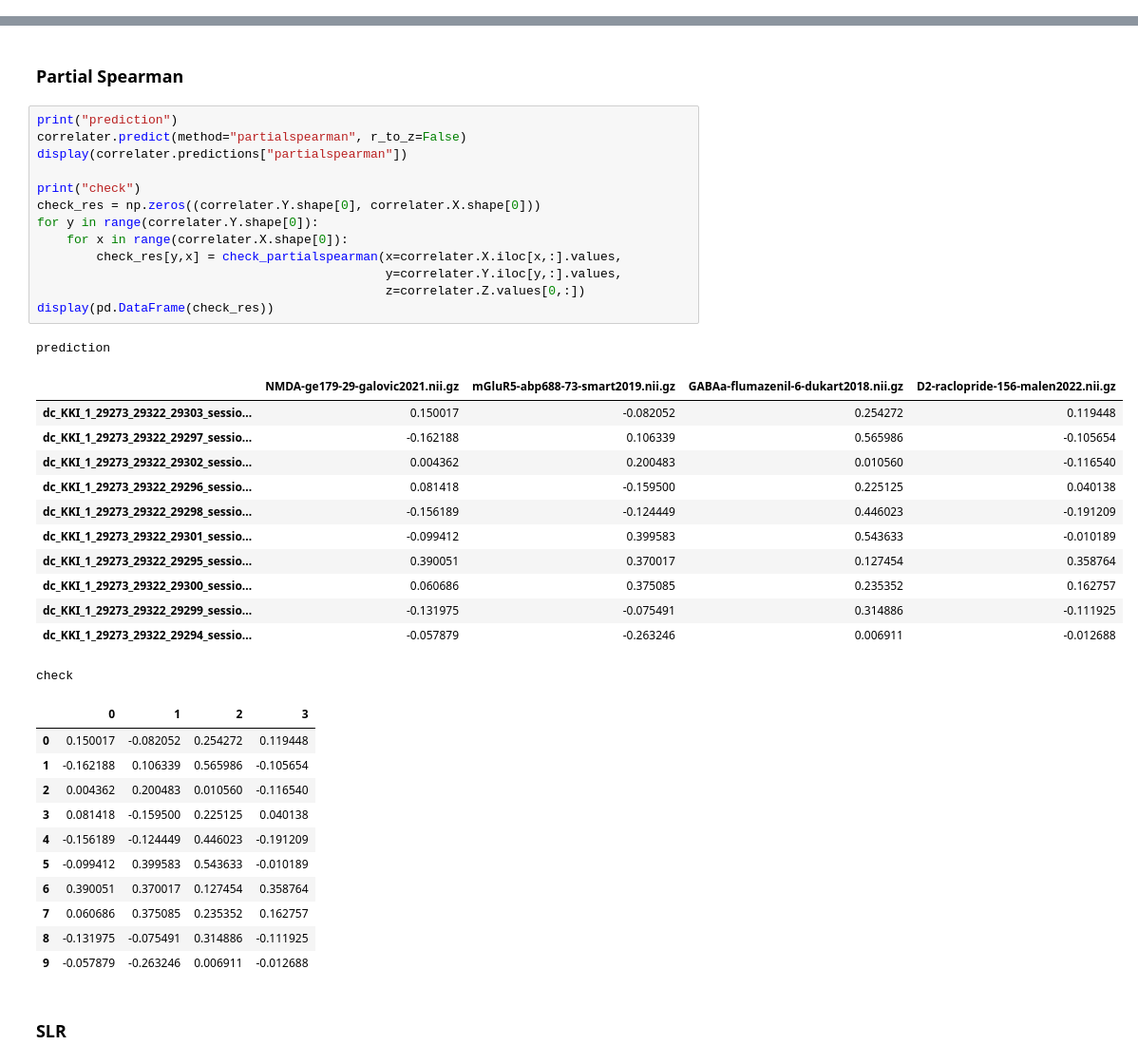
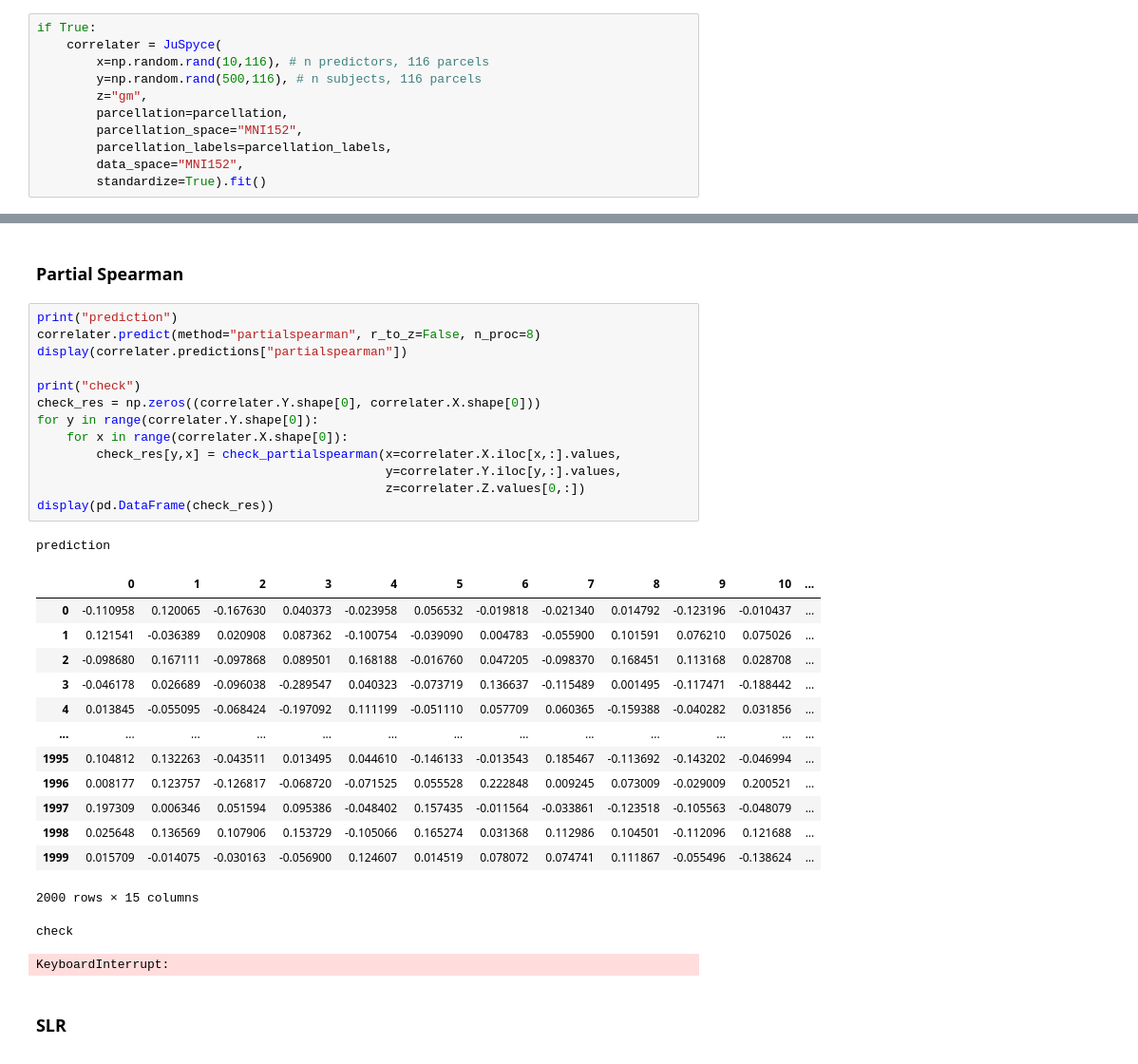
Before and after one commit to LeonDLotter/JuSpyce, a Jupyter notebook: testing/test_api.ipynb, the cells around one changed output, grey strips where cells are left out. Shown at 95% size. Drawn from its saved outputs; the diff is of its cells as text.

```diff
--- a/testing/test_api.ipynb
+++ b/testing/test_api.ipynb
@@ -259,0 +262,11 @@ INFO:juspyce.stats:Returning 3 factor(s).
+# %%
+if True:
+    correlater = JuSpyce(
+        x=np.random.rand(10,116), # n predictors, 116 parcels
+        y=np.random.rand(500,116), # n subjects, 116 parcels
+        z="gm",
+        parcellation=parcellation,
+        parcellation_space="MNI152",
+        parcellation_labels=parcellation_labels,
+        data_space="MNI152",
+        standardize=True).fit()
@@ -379,42 +418,34 @@ check
 ### Partial Spearman
 # %%
 print("prediction")
-correlater.predict(method="partialspearman", r_to_z=False)
+correlater.predict(method="partialspearman", r_to_z=False, n_proc=8)
 display(correlater.predictions["partialspearman"])
 
 print("check")
 check_res = np.zeros((correlater.Y.shape[0], correlater.X.shape[0]))
 for y in range(correlater.Y.shape[0]):
     for x in range(correlater.X.shape[0]):
         check_res[y,x] = check_partialspearman(x=correlater.X.iloc[x,:].values,
                                                y=correlater.Y.iloc[y,:].values,
                                                z=correlater.Z.values[0,:])
 display(pd.DataFrame(check_res))
 # %% [output]
 prediction
-|  | NMDA-ge179-29-galovic2021.nii.gz | mGluR5-abp688-73-smart2019.nii.gz | GABAa-flumazenil-6-dukart2018.nii.gz | D2-raclopride-156-malen2022.nii.gz |
-| dc_KKI_1_29273_29322_29303_sessio... | 0.150017 | -0.082052 | 0.254272 | 0.119448 |
-| dc_KKI_1_29273_29322_29297_sessio... | -0.162188 | 0.106339 | 0.565986 | -0.105654 |
-| dc_KKI_1_29273_29322_29302_sessio... | 0.004362 | 0.200483 | 0.010560 | -0.116540 |
-| dc_KKI_1_29273_29322_29296_sessio... | 0.081418 | -0.159500 | 0.225125 | 0.040138 |
-| dc_KKI_1_29273_29322_29298_sessio... | -0.156189 | -0.124449 | 0.446023 | -0.191209 |
-| dc_KKI_1_29273_29322_29301_sessio... | -0.099412 | 0.399583 | 0.543633 | -0.010189 |
-| dc_KKI_1_29273_29322_29295_sessio... | 0.390051 | 0.370017 | 0.127454 | 0.358764 |
-| dc_KKI_1_29273_29322_29300_sessio... | 0.060686 | 0.375085 | 0.235352 | 0.162757 |
-| dc_KKI_1_29273_29322_29299_sessio... | -0.131975 | -0.075491 | 0.314886 | -0.111925 |
-| dc_KKI_1_29273_29322_29294_sessio... | -0.057879 | -0.263246 | 0.006911 | -0.012688 |
+|  | 0 | 1 | 2 | 3 | 4 | 5 | 6 | 7 | 8 | 9 | 10 | ... |
+| 0 | -0.110958 | 0.120065 | -0.167630 | 0.040373 | -0.023958 | 0.056532 | -0.019818 | -0.021340 | 0.014792 | -0.123196 | -0.010437 | ... |
+| 1 | 0.121541 | -0.036389 | 0.020908 | 0.087362 | -0.100754 | -0.039090 | 0.004783 | -0.055900 | 0.101591 | 0.076210 | 0.075026 | ... |
+| 2 | -0.098680 | 0.167111 | -0.097868 | 0.089501 | 0.168188 | -0.016760 | 0.047205 | -0.098370 | 0.168451 | 0.113168 | 0.028708 | ... |
+| 3 | -0.046178 | 0.026689 | -0.096038 | -0.289547 | 0.040323 | -0.073719 | 0.136637 | -0.115489 | 0.001495 | -0.117471 | -0.188442 | ... |
+| 4 | 0.013845 | -0.055095 | -0.068424 | -0.197092 | 0.111199 | -0.051110 | 0.057709 | 0.060365 | -0.159388 | -0.040282 | 0.031856 | ... |
+| ... | ... | ... | ... | ... | ... | ... | ... | ... | ... | ... | ... | ... |
+| 1995 | 0.104812 | 0.132263 | -0.043511 | 0.013495 | 0.044610 | -0.146133 | -0.013543 | 0.185467 | -0.113692 | -0.143202 | -0.046994 | ... |
+| 1996 | 0.008177 | 0.123757 | -0.126817 | -0.068720 | -0.071525 | 0.055528 | 0.222848 | 0.009245 | 0.073009 | -0.029009 | 0.200521 | ... |
+| 1997 | 0.197309 | 0.006346 | 0.051594 | 0.095386 | -0.048402 | 0.157435 | -0.011564 | -0.033861 | -0.123518 | -0.105563 | -0.048079 | ... |
+| 1998 | 0.025648 | 0.136569 | 0.107906 | 0.153729 | -0.105066 | 0.165274 | 0.031368 | 0.112986 | 0.104501 | -0.112096 | 0.121688 | ... |
+| 1999 | 0.015709 | -0.014075 | -0.030163 | -0.056900 | 0.124607 | 0.014519 | 0.078072 | 0.074741 | 0.111867 | -0.055496 | -0.138624 | ... |
-check
+2000 rows × 15 columns
-|  | 0 | 1 | 2 | 3 |
-| 0 | 0.150017 | -0.082052 | 0.254272 | 0.119448 |
-| 1 | -0.162188 | 0.106339 | 0.565986 | -0.105654 |
-| 2 | 0.004362 | 0.200483 | 0.010560 | -0.116540 |
-| 3 | 0.081418 | -0.159500 | 0.225125 | 0.040138 |
-| 4 | -0.156189 | -0.124449 | 0.446023 | -0.191209 |
-| 5 | -0.099412 | 0.399583 | 0.543633 | -0.010189 |
-| 6 | 0.390051 | 0.370017 | 0.127454 | 0.358764 |
-| 7 | 0.060686 | 0.375085 | 0.235352 | 0.162757 |
-| 8 | -0.131975 | -0.075491 | 0.314886 | -0.111925 |
-| 9 | -0.057879 | -0.263246 | 0.006911 | -0.012688 |
+check
+KeyboardInterrupt:
 # %% [markdown]
 ### SLR
 # %%
```
Also changed, not shown: parts of 14 cells of this notebook, 3 other files.
